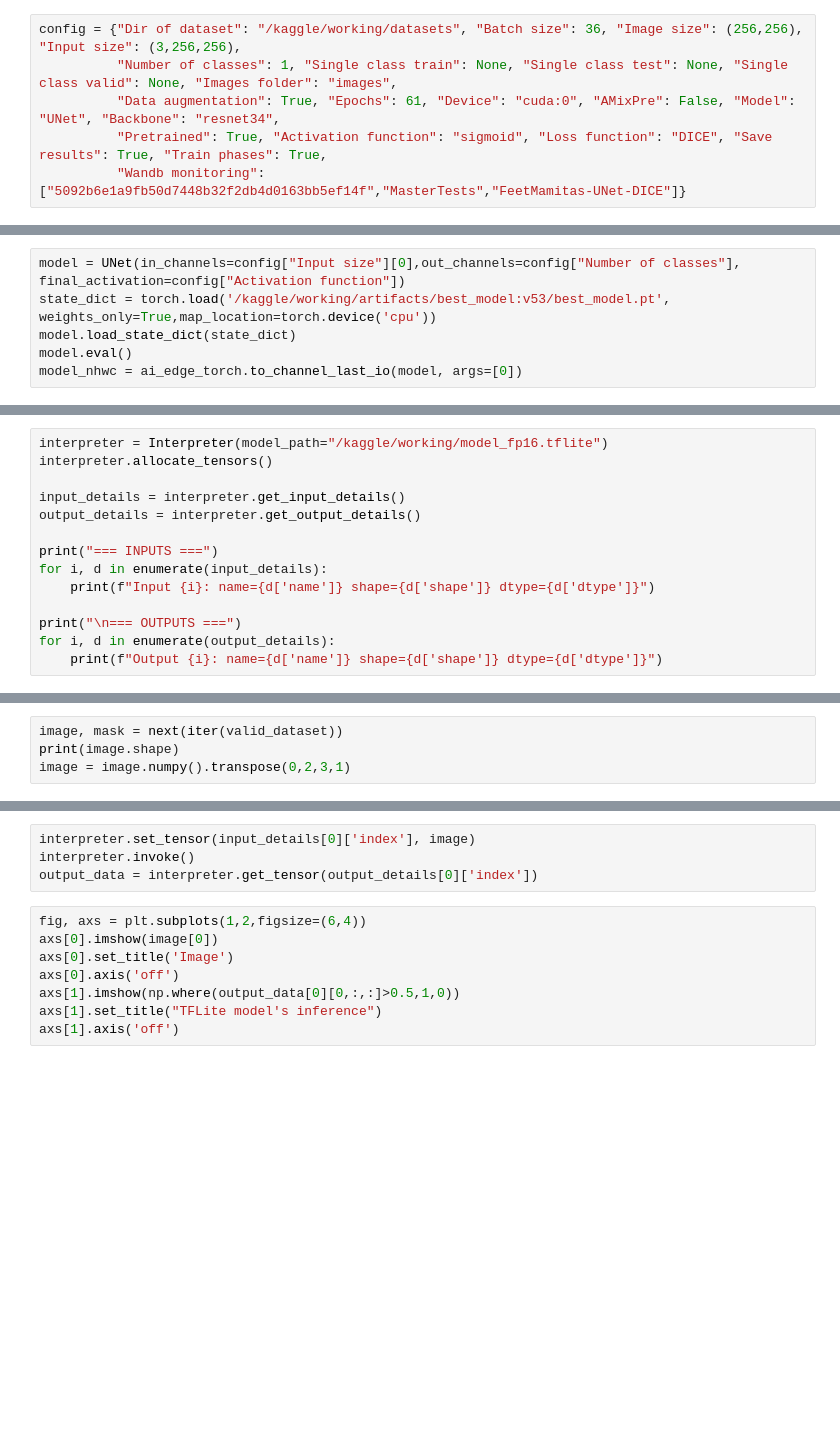
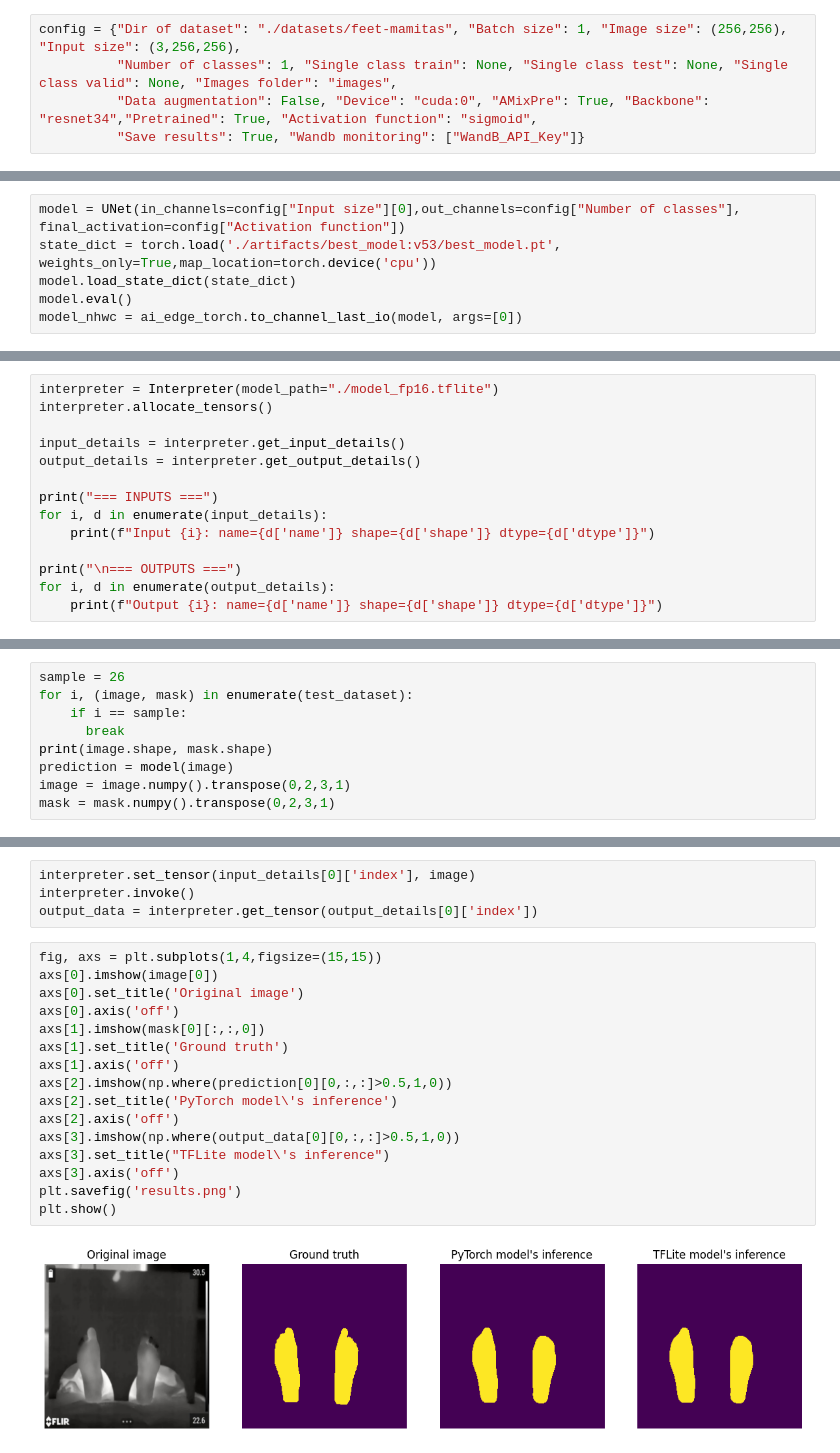
Before and after one commit to fcastanoe/Mamitas, a Jupyter notebook: notebooks/UNetToTFLite.ipynb, the cells around one changed output, grey strips where cells are left out. Saved outputs shown, nothing was run; the diff lists cells and outputs as text; blank space fills up the shorter version.

```diff
--- a/notebooks/UNetToTFLite.ipynb
+++ b/notebooks/UNetToTFLite.ipynb
@@ -29,9 +35,8 @@ FeetMamitas()
 # %%
-config = {"Dir of dataset": "/kaggle/working/datasets", "Batch size": 36, "Image size": (256,256), "Input size": (3,256,256),
+config = {"Dir of dataset": "./datasets/feet-mamitas", "Batch size": 1, "Image size": (256,256), "Input size": (3,256,256),
           "Number of classes": 1, "Single class train": None, "Single class test": None, "Single class valid": None, "Images folder": "images",
-          "Data augmentation": True, "Epochs": 61, "Device": "cuda:0", "AMixPre": False, "Model": "UNet", "Backbone": "resnet34",
-          "Pretrained": True, "Activation function": "sigmoid", "Loss function": "DICE", "Save results": True, "Train phases": True,
-          "Wandb monitoring": ["5092b6e1a9fb50d7448b32f2db4d0163bb5ef14f","MasterTests","FeetMamitas-UNet-DICE"]}
+          "Data augmentation": False, "Device": "cuda:0", "AMixPre": True, "Backbone": "resnet34","Pretrained": True, "Activation function": "sigmoid",
+          "Save results": True, "Wandb monitoring": ["WandB_API_Key"]}
 # %%
 train_dataset = Segmentation_DataLoader(config["Dir of dataset"], config["Batch size"], config["Image size"], config["Number of classes"],
                                         "Train", config["Single class train"], config["Data augmentation"], config["Images folder"],pin_memory=False)
@@ -54,6 +87,6 @@ artifact_dir = artifact.download()
 # %%
 model = UNet(in_channels=config["Input size"][0],out_channels=config["Number of classes"], final_activation=config["Activation function"])
-state_dict = torch.load('/kaggle/working/artifacts/best_model:v53/best_model.pt', weights_only=True,map_location=torch.device('cpu'))
+state_dict = torch.load('./artifacts/best_model:v53/best_model.pt', weights_only=True,map_location=torch.device('cpu'))
 model.load_state_dict(state_dict)
 model.eval()
 model_nhwc = ai_edge_torch.to_channel_last_io(model, args=[0])
@@ -84,5 +119,5 @@ edge_model.export("model_fp16.tflite")
 # %%
-interpreter = Interpreter(model_path="/kaggle/working/model_fp16.tflite")
+interpreter = Interpreter(model_path="./model_fp16.tflite")
 interpreter.allocate_tensors()
 
 input_details = interpreter.get_input_details()
@@ -98,4 +139,9 @@ for i, d in enumerate(output_details):
 # %%
-image, mask = next(iter(valid_dataset))
-print(image.shape)
+sample = 26
+for i, (image, mask) in enumerate(test_dataset):
+    if i == sample:
+      break
+print(image.shape, mask.shape)
+prediction = model(image)
 image = image.numpy().transpose(0,2,3,1)
+mask = mask.numpy().transpose(0,2,3,1)
@@ -104,10 +152,20 @@ interpreter.set_tensor(input_details[0]['index'], image)
 interpreter.invoke()
 output_data = interpreter.get_tensor(output_details[0]['index'])
 # %%
-fig, axs = plt.subplots(1,2,figsize=(6,4))
+fig, axs = plt.subplots(1,4,figsize=(15,15))
 axs[0].imshow(image[0])
-axs[0].set_title('Image')
+axs[0].set_title('Original image')
 axs[0].axis('off')
-axs[1].imshow(np.where(output_data[0][0,:,:]>0.5,1,0))
-axs[1].set_title("TFLite model's inference")
+axs[1].imshow(mask[0][:,:,0])
+axs[1].set_title('Ground truth')
 axs[1].axis('off')
+axs[2].imshow(np.where(prediction[0][0,:,:]>0.5,1,0))
+axs[2].set_title('PyTorch model\'s inference')
+axs[2].axis('off')
+axs[3].imshow(np.where(output_data[0][0,:,:]>0.5,1,0))
+axs[3].set_title("TFLite model\'s inference")
+axs[3].axis('off')
+plt.savefig('results.png')
+plt.show()
+# %% [output]
+[figure, added]
```
Also changed, not shown: parts of 11 cells of this notebook, 12 other files.
